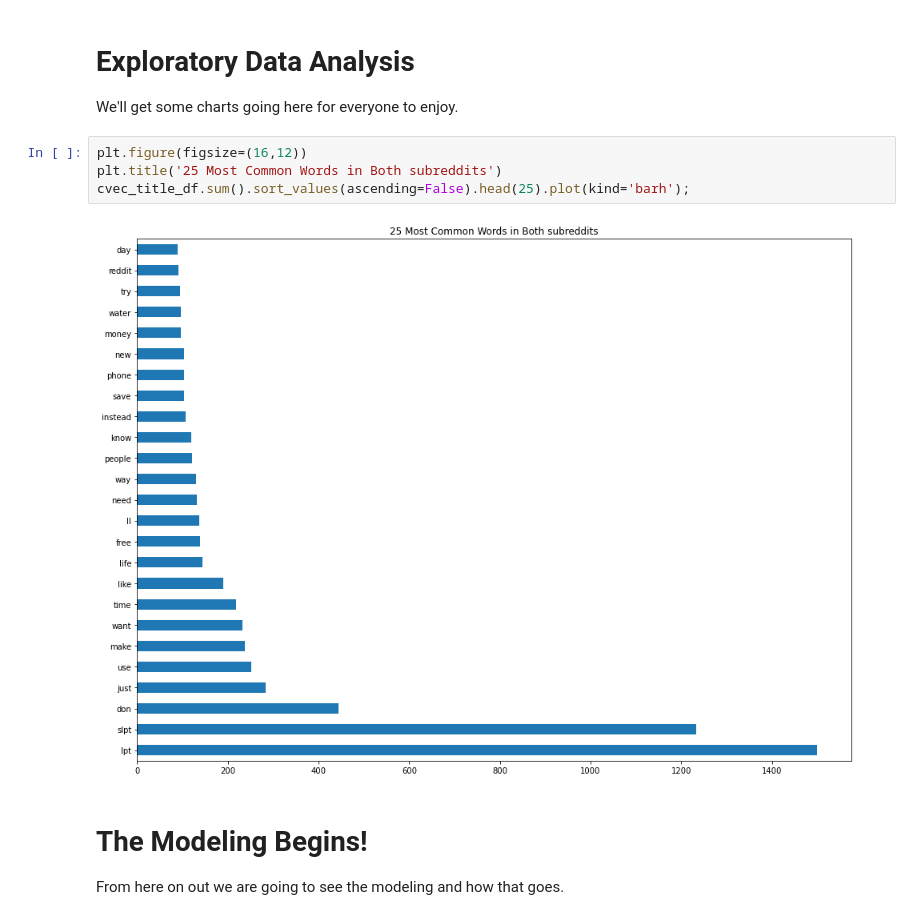
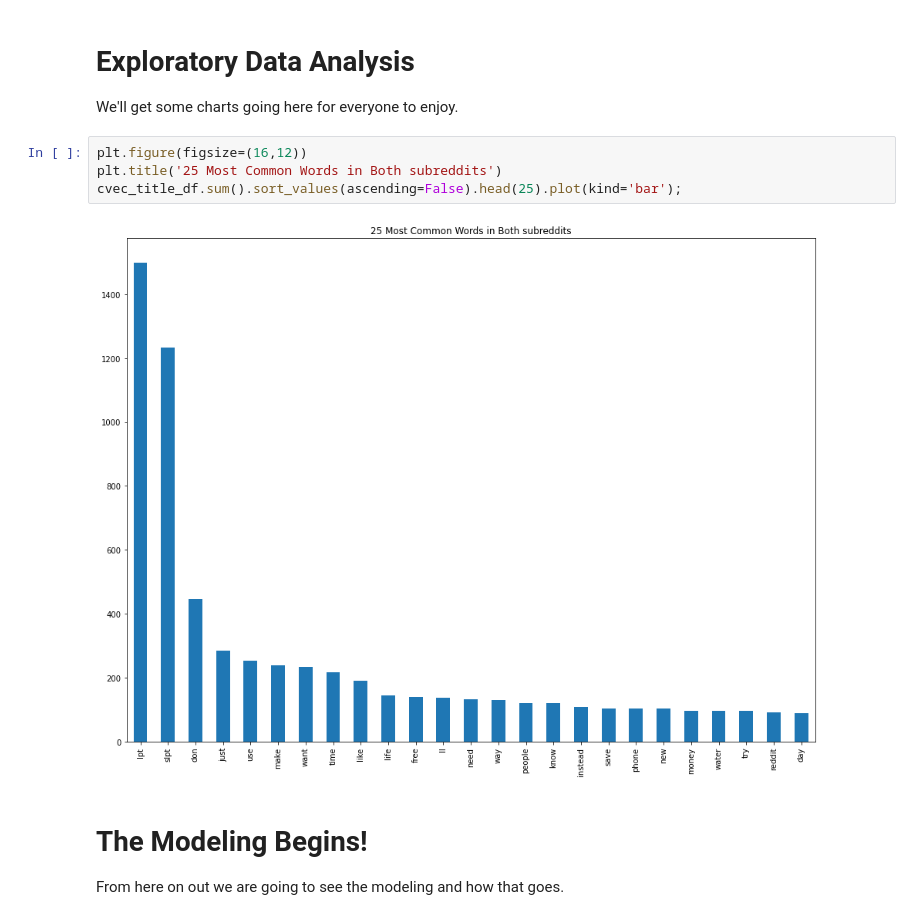
Before and after one commit to Umairican/NLP-Binary-Classification-reddit-Project, a Jupyter notebook: 02_modeling_tips.ipynb, the cells around one changed output. Saved outputs shown, nothing was run; the diff lists cells and outputs as text.

```diff
--- a/02_modeling_tips.ipynb
+++ b/02_modeling_tips.ipynb
@@ -213,9 +213,9 @@ We'll get some charts going here for everyone to enjoy.
 # %%
 plt.figure(figsize=(16,12))
 plt.title('25 Most Common Words in Both subreddits')
-cvec_title_df.sum().sort_values(ascending=False).head(25).plot(kind='barh');
+cvec_title_df.sum().sort_values(ascending=False).head(25).plot(kind='bar');
 # %% [output]
-[figure, old version]
+[figure, new version]
 # %% [markdown]
 # The Modeling Begins!
 
```
Also changed, not shown: parts of 11 cells of this notebook, 6 other files.
